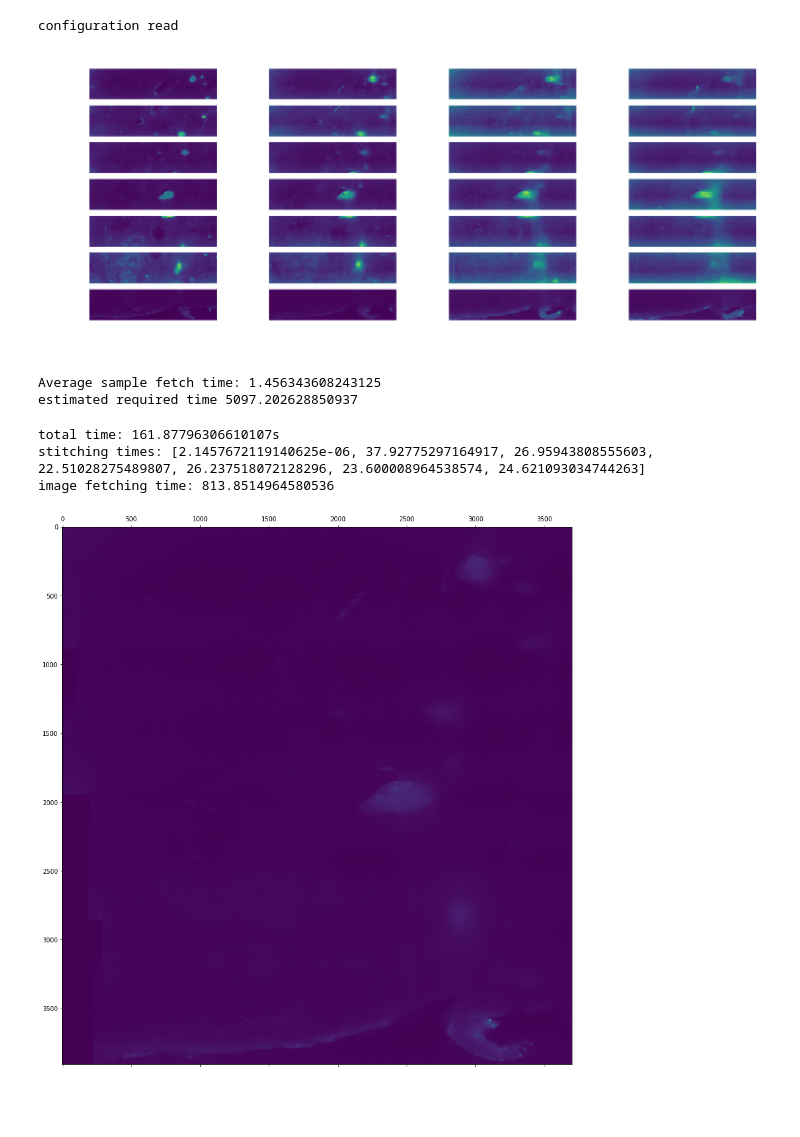
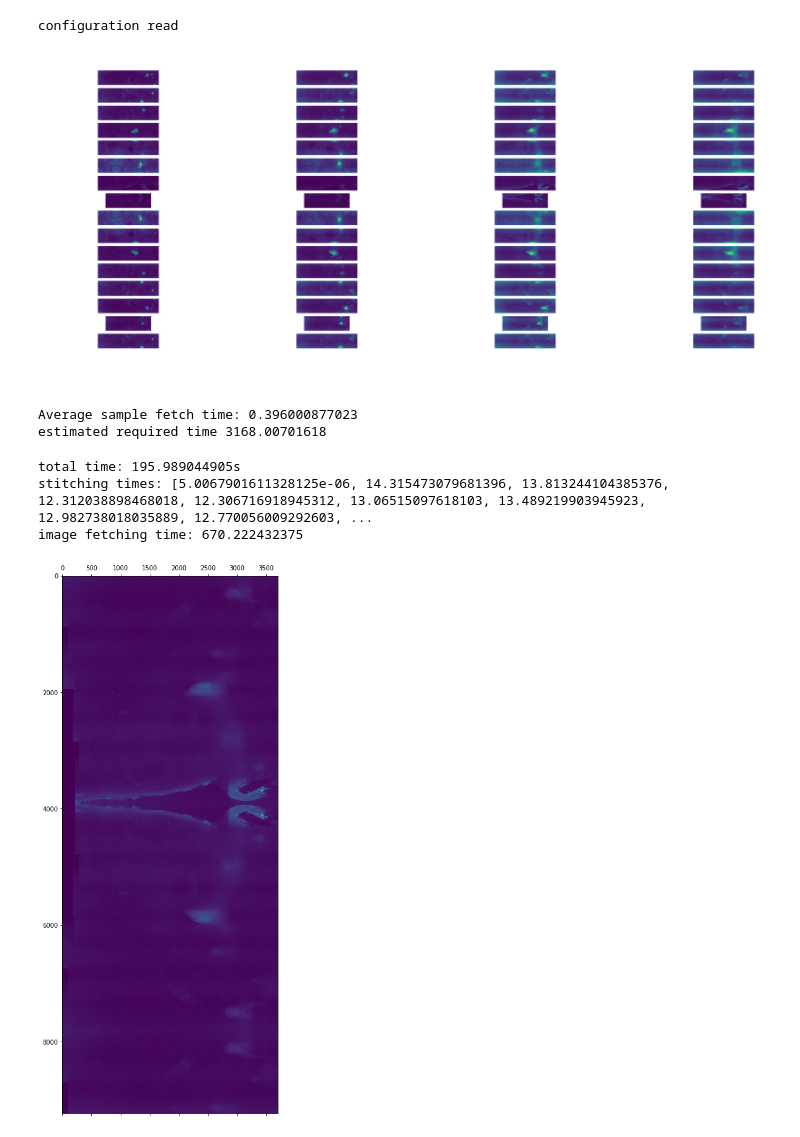
Before and after one commit to tpawlowski/alpenglow, a Jupyter notebook: notebooks/2018-05-10_s3-eosine-example.ipynb, the cells around one changed output. Saved outputs shown, nothing was run; the diff lists cells and outputs as text; code cells hidden in the pictures; blank space fills up the shorter version.

```diff
--- a/notebooks/2018-05-10_s3-eosine-example.ipynb
+++ b/notebooks/2018-05-10_s3-eosine-example.ipynb
@@ -23,32 +23,32 @@ configuration read
 # %%
 %matplotlib inline
 import matplotlib.pyplot as plt
 import concurrent
 
 from time import time
 start_time=time()
 
 demo_versions = [100, 200, 300, 400]
-demo_stripes = [0, 1, 2, 3, 4, 5, 6]
+demo_stripes = list(range(16))
 
 fig = plt.figure(figsize=(8, 3), dpi=320)
 future_to_position = {}
 for version_index, version_id in enumerate(demo_versions, 1):
     for stripe_index, stripe_id in enumerate(demo_stripes, 0):
         future_to_position[image_source.get_image_future(stripe_id, version_id - 1)] = version_index + len(demo_versions) * stripe_index
 
 for future in concurrent.futures.as_completed(future_to_position):
     ax = fig.add_subplot(len(demo_stripes), len(demo_versions), future_to_position[future])
     ax.imshow(future.result())
     ax.set_axis_off()
 plt.show()
 
 avg_image_fetch_time = (time() - start_time)/(len(demo_versions) * len(demo_stripes))
 print("Average sample fetch time: {0}\nestimated required time {1}".format(avg_image_fetch_time, avg_image_fetch_time * len(demo_stripes) * len(version_ids)))
 # %% [output]
-[figure, old version]
+[figure, new version]
-Average sample fetch time: 1.456343608243125
-estimated required time 5097.202628850937
+Average sample fetch time: 0.396000877023
+estimated required time 3168.00701618
 # %%
 from alpenglow.matching_algorithms.fft import FftMatchingAlgorithm
 matching_algorithm = FftMatchingAlgorithm(list(range(50, 499, 80)), [0])
@@ -61,7 +61,7 @@ from time import time
 start_time=time()
 
 builder = LazyPatchworkBuilder(matching_algorithm)
-for stripe_id in range(len(stripe_ids)):
+for stripe_id in range(16):
     builder.stitch(benchmarking_image_source.get_stripe(stripe_id))
 
 patchwork = builder.get()
@@ -71,12 +71,12 @@ stitching_times = builder.benchmark()
 print("stitching times: {0}".format(stitching_times))
 print("image fetching time: {0}".format(benchmarking_image_source.total_fetching_time()))
 # %% [output]
-total time: 161.87796306610107s
-stitching times: [2.1457672119140625e-06, 37.92775297164917, 26.95943808555603, 22.51028275489807, 26.237518072128296, 23.600008964538574, 24.621093034744263]
-image fetching time: 813.8514964580536
+total time: 195.989044905s
+stitching times: [5.0067901611328125e-06, 14.315473079681396, 13.813244104385376, 12.312038898468018, 12.306716918945312, 13.06515097618103, 13.489219903945923, 12.982738018035889, 12.770056009292603, ...
+image fetching time: 670.222432375
 # %%
 fig, ax = plt.subplots(figsize=(16, 16))
-ax.matshow(patchwork[200, :, :])
+ax.matshow(patchwork[300, :, :])
 plt.show()
 # %% [output]
-[figure, old version]
+[figure, new version]
```
Also changed, not shown: 1 other file.
